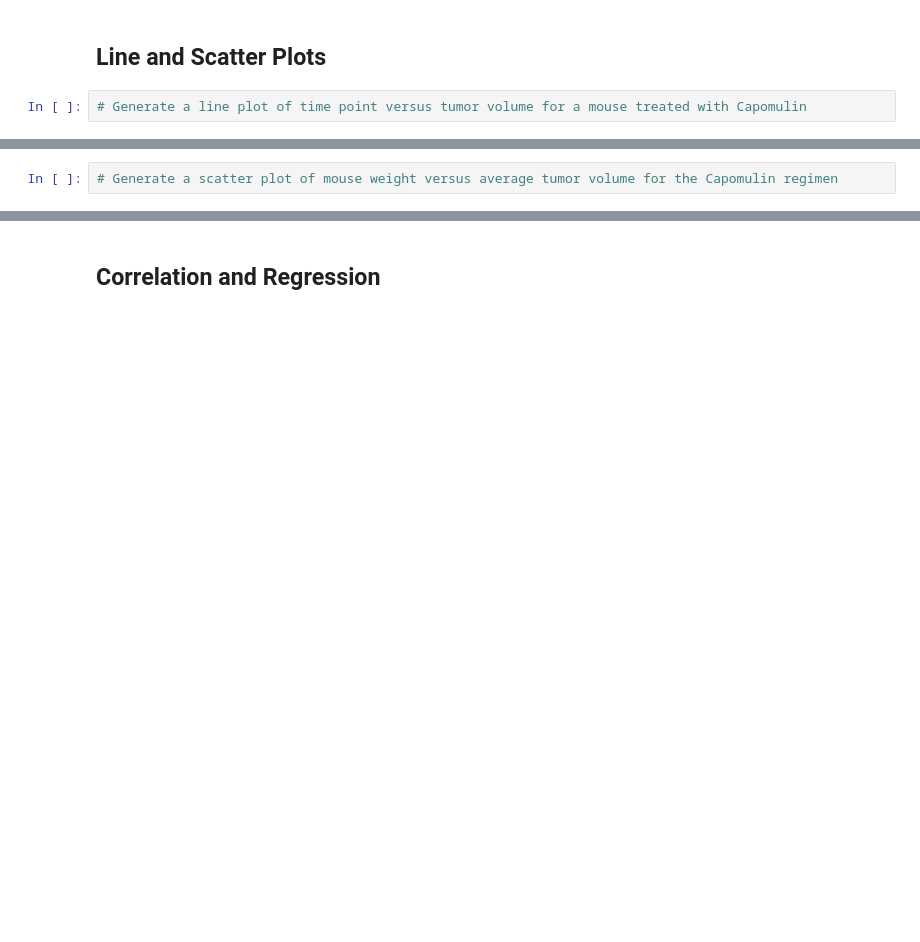
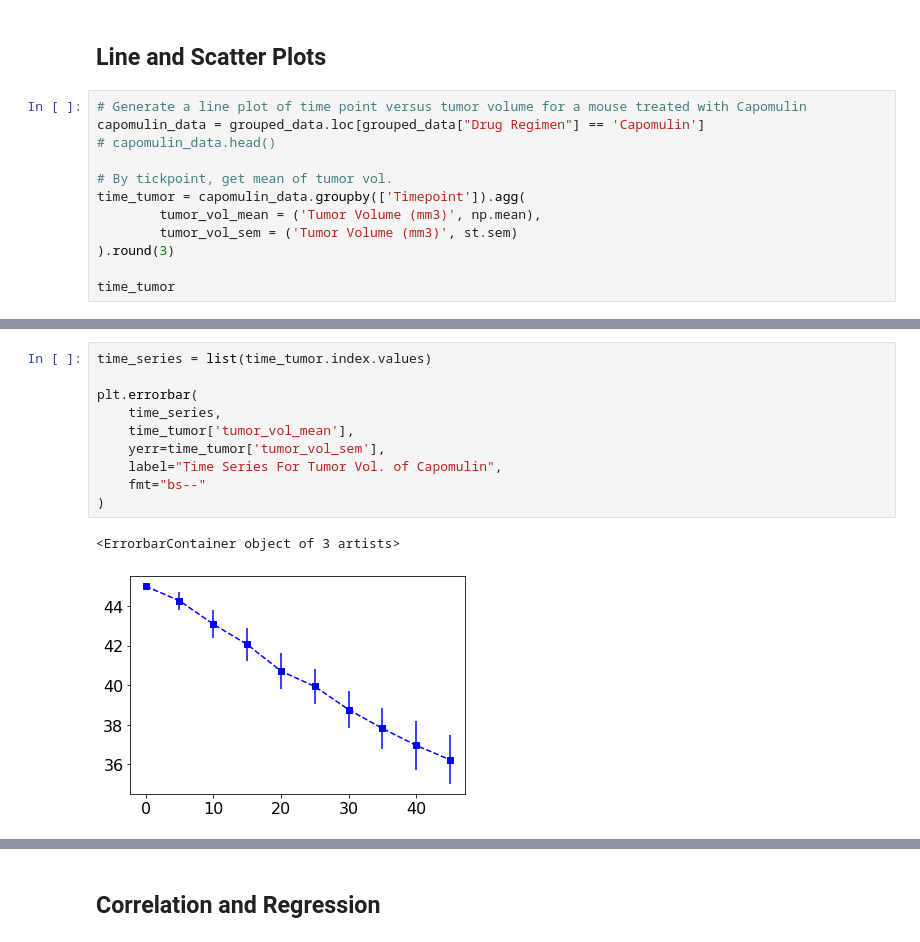
Before and after one commit to Zachary-A-Frame/pymaceuticals, a Jupyter notebook: Pymaceuticals/pymaceuticals_starter.ipynb, the cells around one changed output, grey strips where cells are left out. Cells and saved outputs as stored; diff of their text form; blank space fills up the shorter version.

```diff
--- a/Pymaceuticals/pymaceuticals_starter.ipynb
+++ b/Pymaceuticals/pymaceuticals_starter.ipynb
@@ -174,3 +306,13 @@ sex_group = grouped_data.groupby('Sex')
 ## Line and Scatter Plots
 # %%
 # Generate a line plot of time point versus tumor volume for a mouse treated with Capomulin
+capomulin_data = grouped_data.loc[grouped_data["Drug Regimen"] == 'Capomulin']
+# capomulin_data.head()
+
+# By tickpoint, get mean of tumor vol.
+time_tumor = capomulin_data.groupby(['Timepoint']).agg(
+        tumor_vol_mean = ('Tumor Volume (mm3)', np.mean),
+        tumor_vol_sem = ('Tumor Volume (mm3)', st.sem)
+).round(3)
+
+time_tumor
@@ -177,2 +332,13 @@ sex_group = grouped_data.groupby('Sex')
-# %%
-# Generate a scatter plot of mouse weight versus average tumor volume for the Capomulin regimen
+# %%
+time_series = list(time_tumor.index.values)
+
+plt.errorbar(
+    time_series,
+    time_tumor['tumor_vol_mean'],
+    yerr=time_tumor['tumor_vol_sem'],
+    label="Time Series For Tumor Vol. of Capomulin",
+    fmt="bs--"
+)
+# %% [output]
+<ErrorbarContainer object of 3 artists>
+[figure, added]
```
Also changed, not shown: parts of 14 cells of this notebook, 5 other files.
